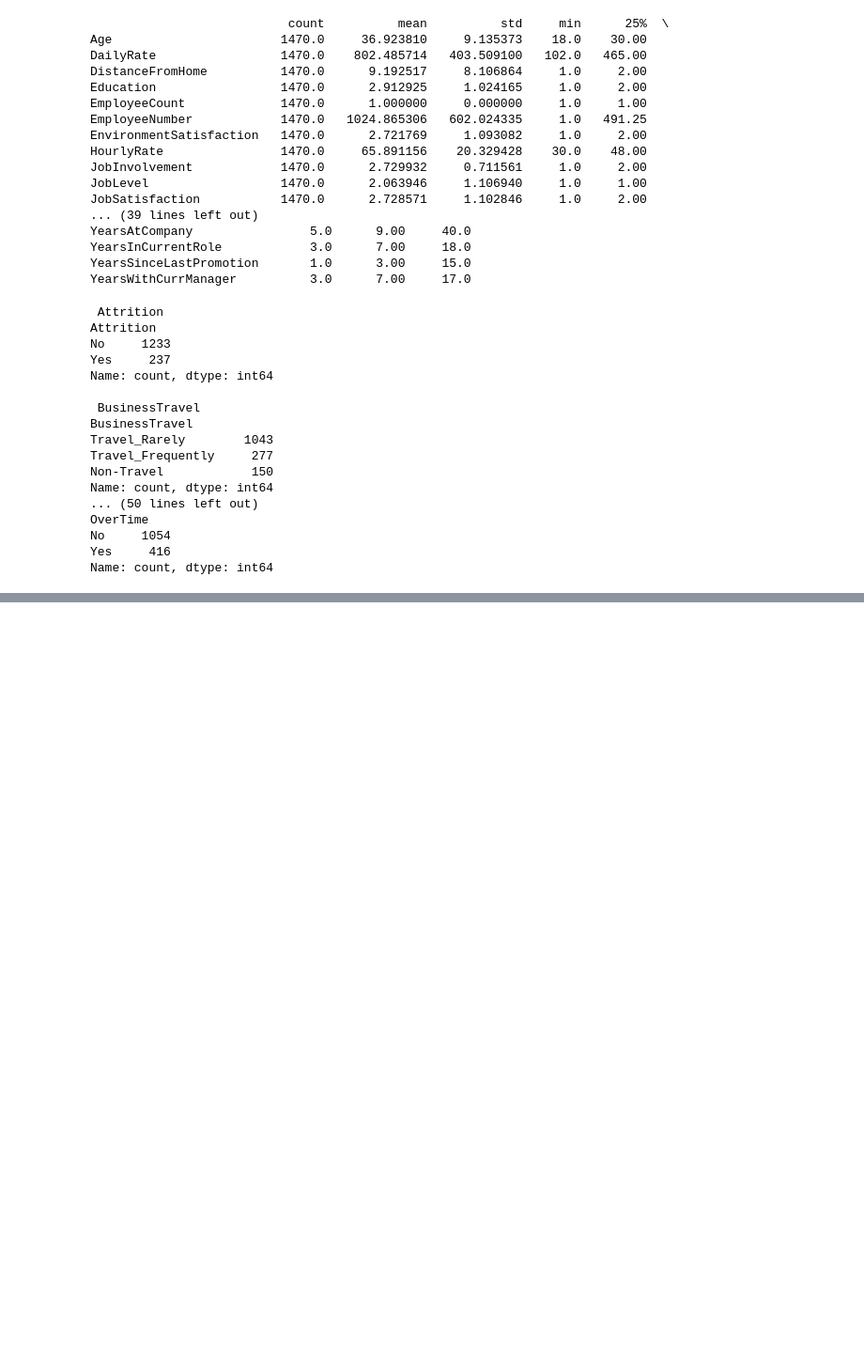
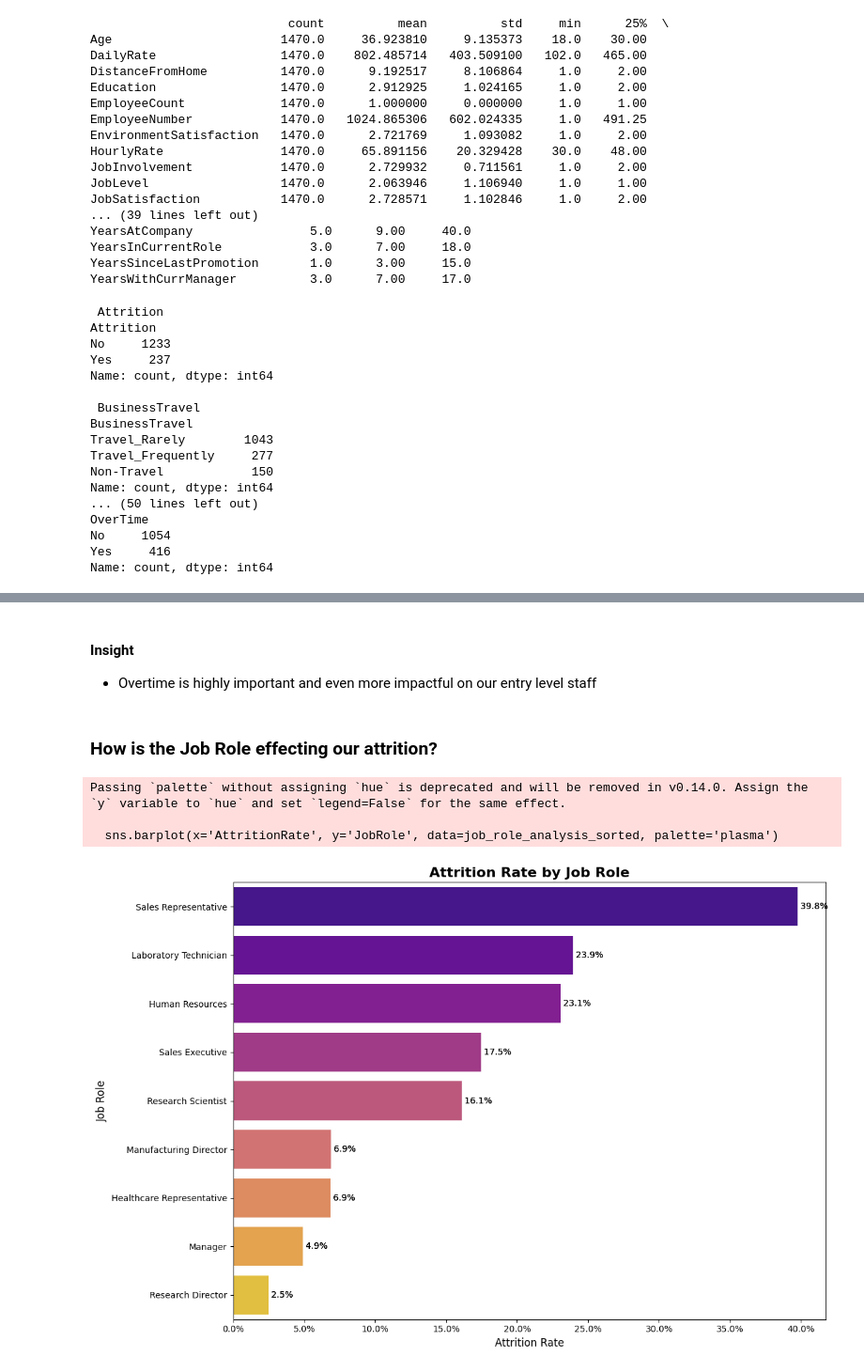
Before and after one commit to HiIamInfi/ibm-hr-data-challenge, a Jupyter notebook: src/ibm_hr_analysis.ipynb, the cells around one changed output, grey strips where cells are left out. Shown: that part at 94% size. Saved outputs shown, nothing was run; the diff lists cells and outputs as text; code cells hidden in the pictures; blank space fills up the shorter version.

```diff
--- a/src/ibm_hr_analysis.ipynb
+++ b/src/ibm_hr_analysis.ipynb
@@ -283,0 +300,36 @@ plt.show()
+# %% [markdown]
+#### Insight
+- Overtime is highly important and even more impactful on our entry level staff
+# %% [markdown]
+### How is the Job Role effecting our attrition?
+# %%
+ibm_df["Attrition_bin"] = ibm_df["Attrition"].map({"Yes": 1, "No": 0})
+
+job_role_analysis = ibm_df.groupby('JobRole')['Attrition_bin'].agg(['mean', 'count']).rename(
+    columns={'mean': 'AttritionRate', 'count': 'TotalEmployees'})
+
+job_role_analysis_sorted = job_role_analysis.sort_values('AttritionRate', ascending=False)
+
+job_role_analysis_sorted.to_csv("reports/attrition_by_jobrole.csv")
+
+plt.figure(figsize=(12, 8))
+sns.barplot(x='AttritionRate', y='JobRole', data=job_role_analysis_sorted, palette='plasma')
+
+plt.title("Attrition Rate by Job Role", fontsize=16, weight='bold')
+plt.xlabel("Attrition Rate", fontsize=12)
+plt.ylabel("Job Role", fontsize=12)
+
+plt.gca().xaxis.set_major_formatter(PercentFormatter(1))
+
+for index, value in enumerate(job_role_analysis_sorted['AttritionRate']):
+    plt.text(value, index, f' {value:.1%}', va='center')
+    plt.text(value, index, f' {value:.1%}', va='center')
+
+plt.tight_layout()
+
+plt.savefig("reports/attrition_by_jobrole_chart.png")
+# %% [output]
+Passing `palette` without assigning `hue` is deprecated and will be removed in v0.14.0. Assign the `y` variable to `hue` and set `legend=False` for the same effect.
+
+  sns.barplot(x='AttritionRate', y='JobRole', data=job_role_analysis_sorted, palette='plasma')
+[figure, added]
```
Also changed, not shown: parts of 17 cells of this notebook, 13 other files.
